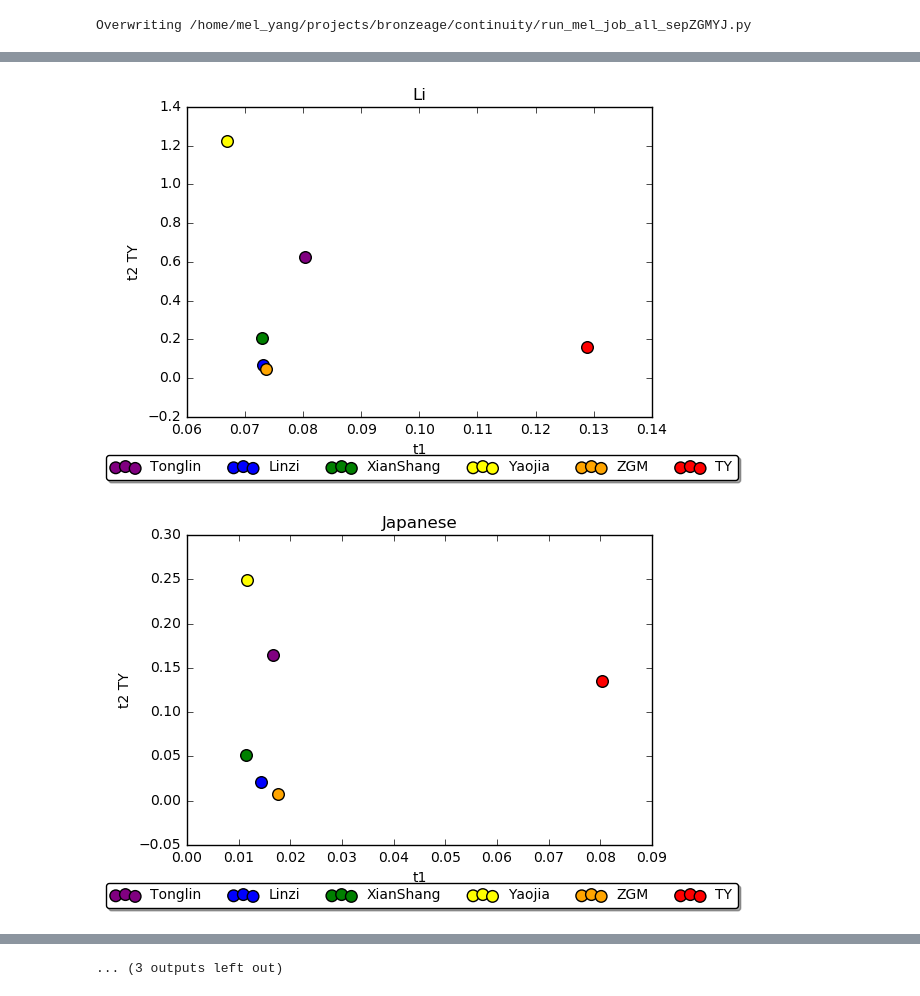
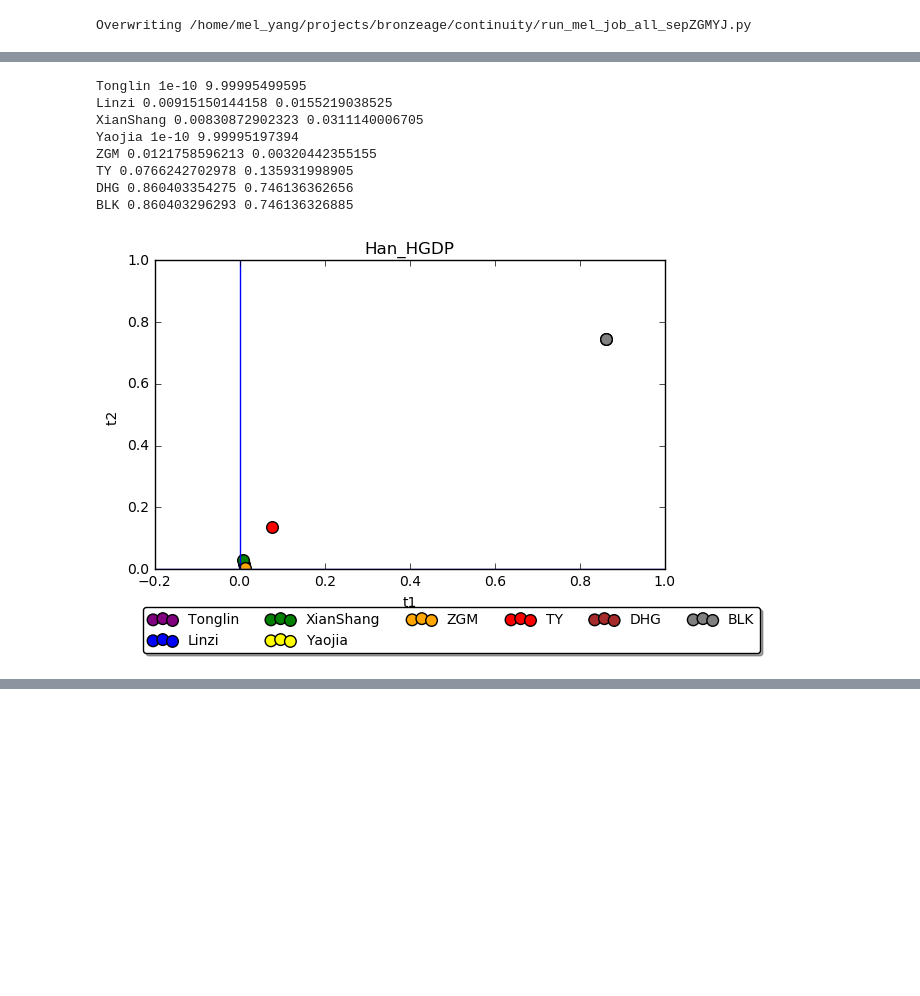
Before and after one commit to melyang4/notebooks, a Jupyter notebook: bronzeage/jda_notebook.ipynb, the cells around one changed output, grey strips where cells are left out. Drawn from its saved outputs; the diff is of its cells as text; code cells hidden in the pictures; blank space fills up the shorter version.

```diff
--- a/bronzeage/jda_notebook.ipynb
+++ b/bronzeage/jda_notebook.ipynb
@@ -259,9 +320,9 @@ Overwriting /home/mel_yang/projects/bronzeage/continuity/run_mel_job_all_sepZGMY
 # %%
-%%writefile /home/melinda_yang/ivpp/bronzeage/jda_getcovg.py
+%%writefile /mnt/solexa/mel_yang/bronzeage/jda/jda_getcovg.py
 
 import numpy as np
 
-pD2="/home/melinda_yang/ivpp/bronzeage/"
+pD2="/mnt/solexa/mel_yang/bronzeage/jda/"
 readcountfilenames=["jda_anceas_switchanc.readcount"]
 readcountfiles=[open(pD2+i,'r') for i in readcountfilenames]
 for ind0,myfile in enumerate(readcountfiles):
@@ -283,20 +344,17 @@ Overwriting /home/melinda_yang/ivpp/bronzeage/jda_getcovg.py
 import cPickle
 import matplotlib.pyplot as plt
 pD="/mnt/solexa/mel_yang/bronzeage/jda/"
-addon="_switchanc"
-refpops=["Han_HGDP","Li","Japanese","Mongola", "Ulchi", "She", "Dai", "Dong", "Maonan", "Miao",
-              "Mulam", "Tujia", "Yi", "Zhuang", "Thai", "Tibetan_Gangcha"] #
-refpops=["Han_HGDP","Li","Japanese","Mongola", "Ulchi", "She", "Dai", "Dong", "Maonan", "Miao",
-              "Mulam", "Tujia", "Yi", "Zhuang", "Thai", "Tibetan_Gangcha"] #
-refpops=["She","Li","Japanese","Tibetan_Gangcha","Thai","Qiang_Horpa","Tibetan_Chamdo",
-        "Maonan","Miao","Mulam","Tujia","Yi","Cambodian","Zhuang","Hezhen","Mongola",
-        "Naxi","Oroqen","Xibo","Ulchi","Dai","Dong"]
+addon="_switchanc_sepDHG"
+refpops=["Han_HGDP","Japanese","Ulchi","Zhuang","Dong","Qiang_Horpa","Tibetan_Gangcha",
+        "Thai","Maonan","Mulam","Tibetan_Chamdo","She","Dai","Yi","Tujia","Miao"]
+        ##"Mongola","Li","Xibo","Oroqen","Naxi","Hezhen","Cambodian", (<10)
 print len(refpops)
 #refpops=["Han_HGDP"]
-mypops=["Tonglin", "Linzi", "XianShang", "Yaojia","ZGM", "TY"]
+mypops=["Tonglin", "Linzi", "XianShang", "Yaojia","ZGM", "TY","DHG1","DHG2","BLK"]
 popiwant="TY"
 fig = plt.figure(figsize=(15,10))
 for myind,popiwant in enumerate(mypops):
+    if myind>5: continue
     ax = fig.add_subplot(3,2,myind+1)
     t1f,t2f,t1t,t2t=[],[],[],[]
     for refpop in refpops:
@@ -363,17 +421,17 @@ import cPickle
 import matplotlib.pyplot as plt
 pD="/mnt/solexa/mel_yang/bronzeage/jda/"
 addon="_switchanc"
-refpops=["Han_HGDP","She", "Dai", "Dong", "Maonan", "Miao",
-              "Mulam", "Tujia", "Yi", "Zhuang", "Thai", "Tibetan_Gangcha"] #
 colors=["purple","blue","green","yellow","orange","red","brown",
             "gray","black","lavender","fuchsia","goldenrod","peachpuff","cyan",
             "lawngreen","mediumslateblue"]
-refpops=["Li","Japanese","Mongola", "Ulchi","She", "Dai", "Dong",
-         "Maonan", "Miao", "Mulam", "Tujia", "Yi", "Zhuang", "Thai", "Tibetan_Gangcha"]
-mypops=["Tonglin", "Linzi", "XianShang", "Yaojia","ZGM", "TY"]
+myrefs=["Han_HGDP","Japanese","Ulchi","Zhuang","Dong","Qiang_Horpa","Tibetan_Gangcha",
+        "Thai","Maonan","Mulam","Tibetan_Chamdo","She","Dai","Yi","Tujia","Miao"]
+        ##"Mongola","Li","Xibo","Oroqen","Naxi","Hezhen","Cambodian", (<10)
+myrefs=["Han_HGDP"]
+mypops=["Tonglin", "Linzi", "XianShang", "Yaojia","ZGM", "TY","DHG","BLK"]
 popiwant="TY"
 
-for refpop in refpops:
+for refpop in myrefs:
     fig = plt.figure()
     ax = fig.add_subplot(1,1,1)
     for myind,popiwant in enumerate(mypops):
@@ -386,34 +444,42 @@ for refpop in refpops:
         truefile=open(pD+"ind_A_v13_TBH"+addon+"."+refpop+"_contTrue.pickle",'r')
         truedat=cPickle.load(truefile)
         #print falsedat
 
         for ind,mypop in enumerate(falsedat):
             #if ind in [0,2,3,4]: continue
             #if ind in [0,1,2,3]: continue
             if mypops[ind] == popiwant:
                 #print "False", mypops[ind],mypop[1], list(mypop[0])
                 #print "True", mypops[ind],truedat[ind][1],list(truedat[ind][0])
                 t1f.append(mypop[0][0])
                 t2f.append(mypop[0][1])
                 t1t.append(truedat[ind][0][0])
                 t2t.append(truedat[ind][0][1])
+                print popiwant, mypop[0][0], mypop[0][1]
 
 
 
         #print t1f
         #for i in range(len(t1f)):
             #handles.append(ax.scatter(t1f[i],t2f[i],c=colors[i],label=refpops[i]))
         i=0
         ax.scatter(t1f[i],t2f[i],label=mypops[myind],c=colors[myind],s=70)
         ax.set_title(refpop)
         #ax.set_xlim((0,0.13))
-        #ax.set_ylim((0,0.35))
+        ax.set_ylim((0,1))
         ax.set_xlabel("t1")
-        ax.set_ylabel("t2 "+popiwant)
+        ax.set_ylabel("t2 ")
         ax.legend(fontsize=10,bbox_to_anchor=(1.2, -0.1),ncol=6, fancybox=True, shadow=True)
 ax.axhline(y=0)
 ax.axvline(x=0)
 fig.tight_layout()
 # %% [output]
+Tonglin 1e-10 9.99995499595
+Linzi 0.00915150144158 0.0155219038525
+XianShang 0.00830872902323 0.0311140006705
+Yaojia 1e-10 9.99995197394
+ZGM 0.0121758596213 0.00320442355155
+TY 0.0766242702978 0.135931998905
+DHG 0.860403354275 0.746136362656
+BLK 0.860403296293 0.746136326885
-[figure, old version]
+[figure, new version]
-[figure, removed]
@@ -430 +485,0 @@ fig.tight_layout()
-... (3 outputs left out)
```
Also changed, not shown: parts of 8 cells of this notebook.
